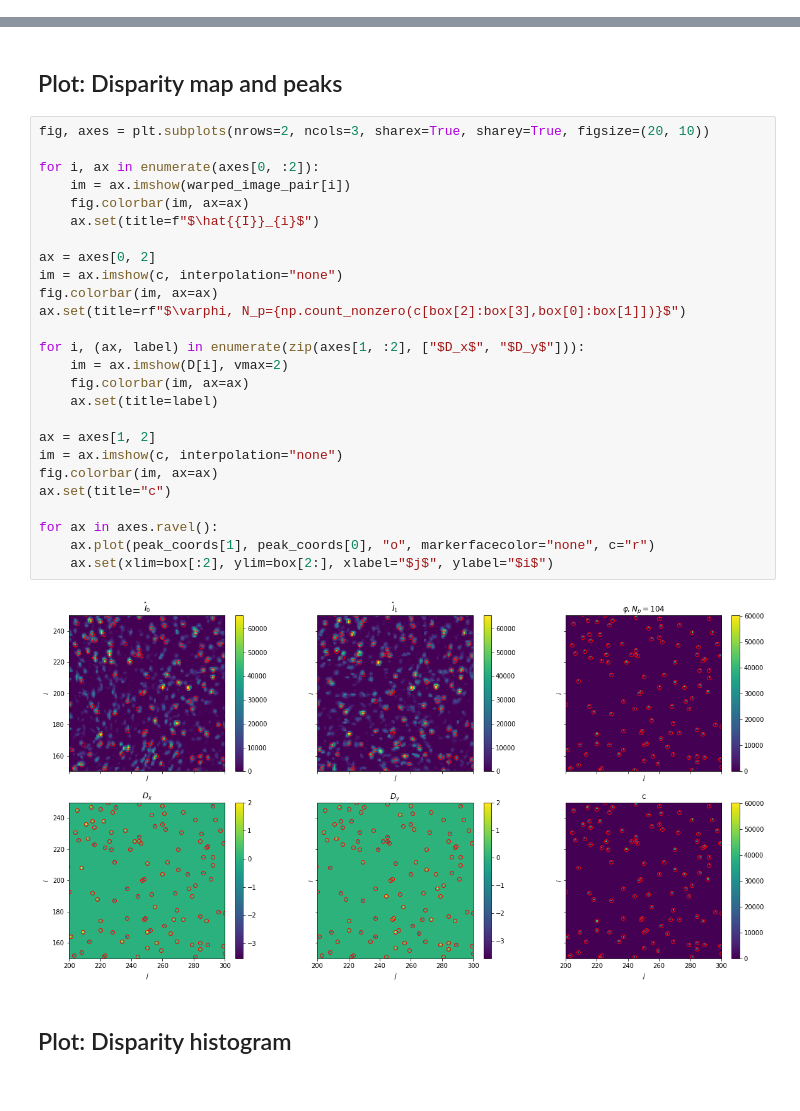
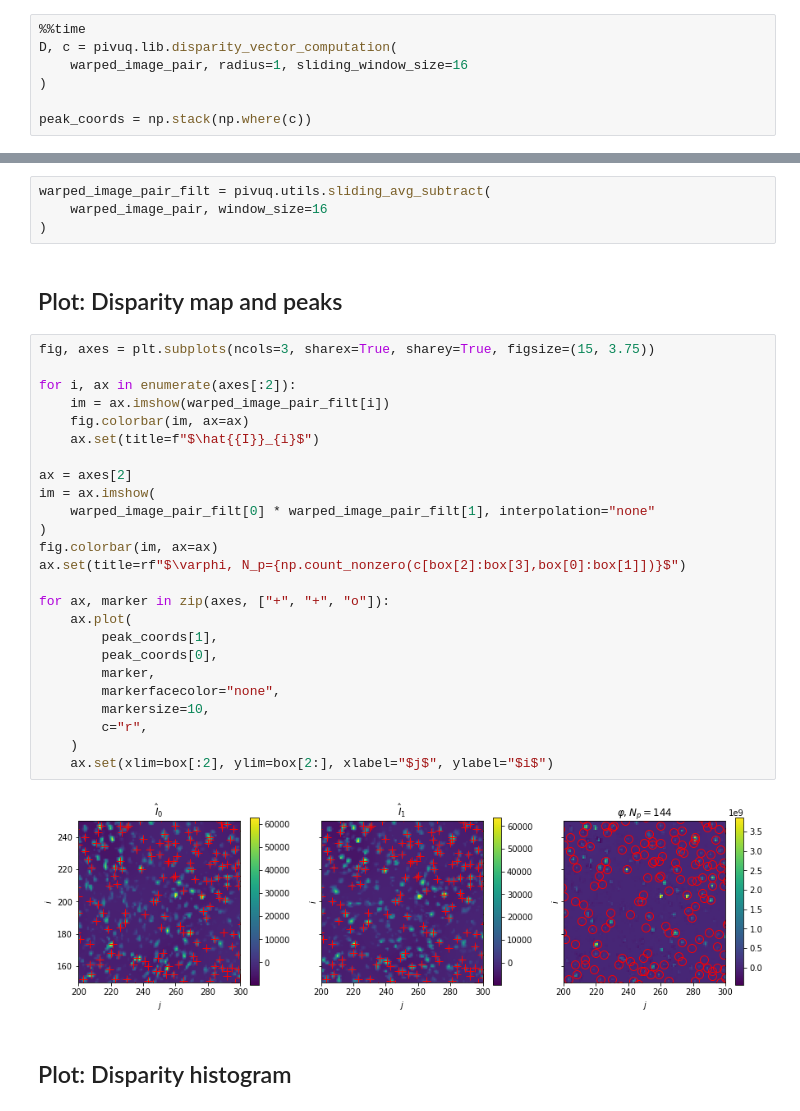
Before and after one commit to lento234/pivuq, a Jupyter notebook: examples/05_disparity_vector_computation_cylinder.ipynb, the cells around one changed output, grey strips where cells are left out. Saved outputs shown, nothing was run; the diff lists cells and outputs as text.

```diff
--- a/examples/05_disparity_vector_computation_cylinder.ipynb
+++ b/examples/05_disparity_vector_computation_cylinder.ipynb
@@ -124,0 +115,7 @@ Wall time: 572 ms
+# %%
+%%time
+D, c = pivuq.lib.disparity_vector_computation(
+    warped_image_pair, radius=1, sliding_window_size=16
+)
+
+peak_coords = np.stack(np.where(c))
@@ -125,33 +125,36 @@ Wall time: 572 ms
+# %%
+warped_image_pair_filt = pivuq.utils.sliding_avg_subtract(
+    warped_image_pair, window_size=16
+)
 # %% [markdown]
 ## Plot: Disparity map and peaks
 # %%
-fig, axes = plt.subplots(nrows=2, ncols=3, sharex=True, sharey=True, figsize=(20, 10))
+fig, axes = plt.subplots(ncols=3, sharex=True, sharey=True, figsize=(15, 3.75))
 
-for i, ax in enumerate(axes[0, :2]):
-    im = ax.imshow(warped_image_pair[i])
+for i, ax in enumerate(axes[:2]):
+    im = ax.imshow(warped_image_pair_filt[i])
     fig.colorbar(im, ax=ax)
     ax.set(title=f"$\hat{{I}}_{i}$")
 
-ax = axes[0, 2]
-im = ax.imshow(c, interpolation="none")
+ax = axes[2]
+im = ax.imshow(
+    warped_image_pair_filt[0] * warped_image_pair_filt[1], interpolation="none"
+)
 fig.colorbar(im, ax=ax)
 ax.set(title=rf"$\varphi, N_p={np.count_nonzero(c[box[2]:box[3],box[0]:box[1]])}$")
 
-for i, (ax, label) in enumerate(zip(axes[1, :2], ["$D_x$", "$D_y$"])):
-    im = ax.imshow(D[i], vmax=2)
-    fig.colorbar(im, ax=ax)
-    ax.set(title=label)
-
-ax = axes[1, 2]
-im = ax.imshow(c, interpolation="none")
-fig.colorbar(im, ax=ax)
-ax.set(title="c")
-
-for ax in axes.ravel():
-    ax.plot(peak_coords[1], peak_coords[0], "o", markerfacecolor="none", c="r")
+for ax, marker in zip(axes, ["+", "+", "o"]):
+    ax.plot(
+        peak_coords[1],
+        peak_coords[0],
+        marker,
+        markerfacecolor="none",
+        markersize=10,
+        c="r",
+    )
     ax.set(xlim=box[:2], ylim=box[2:], xlabel="$j$", ylabel="$i$")
 # %% [output]
-[figure, old version]
+[figure, new version]
 # %% [markdown]
 ## Plot: Disparity histogram
 # %%
```
Also changed, not shown: parts of 5 cells of this notebook, 3 other files.
